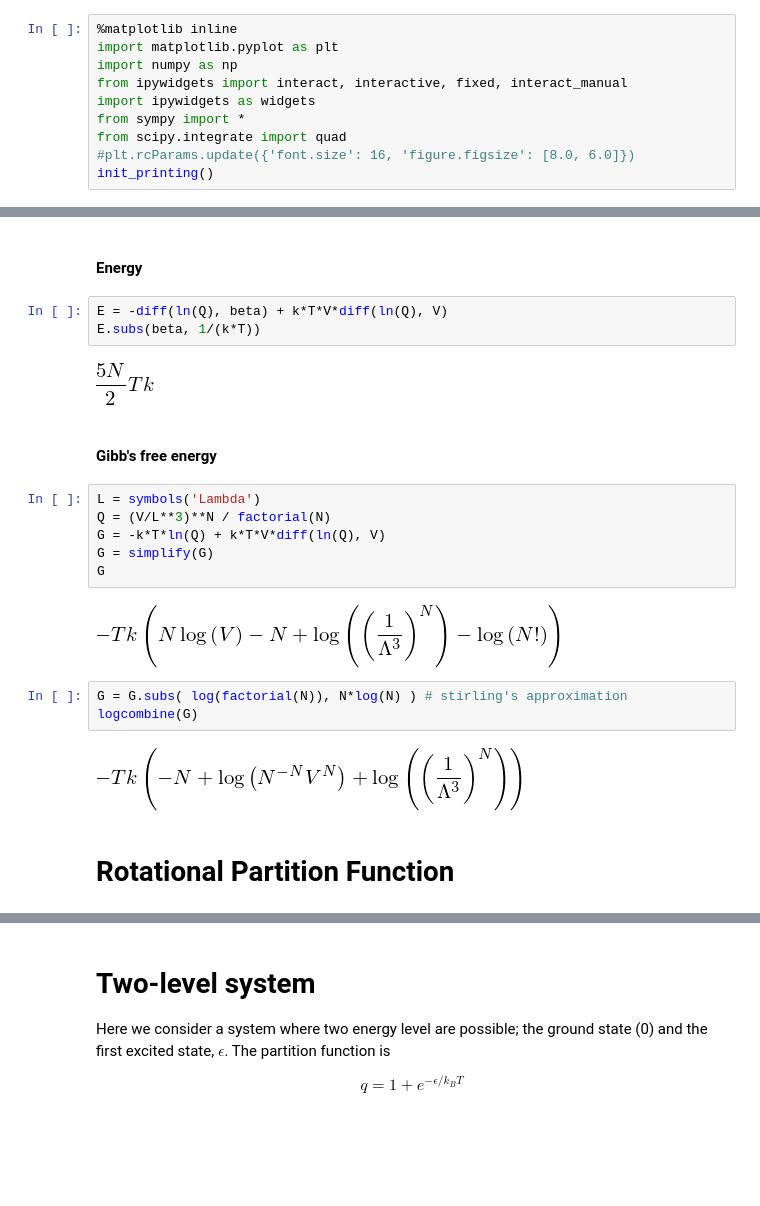
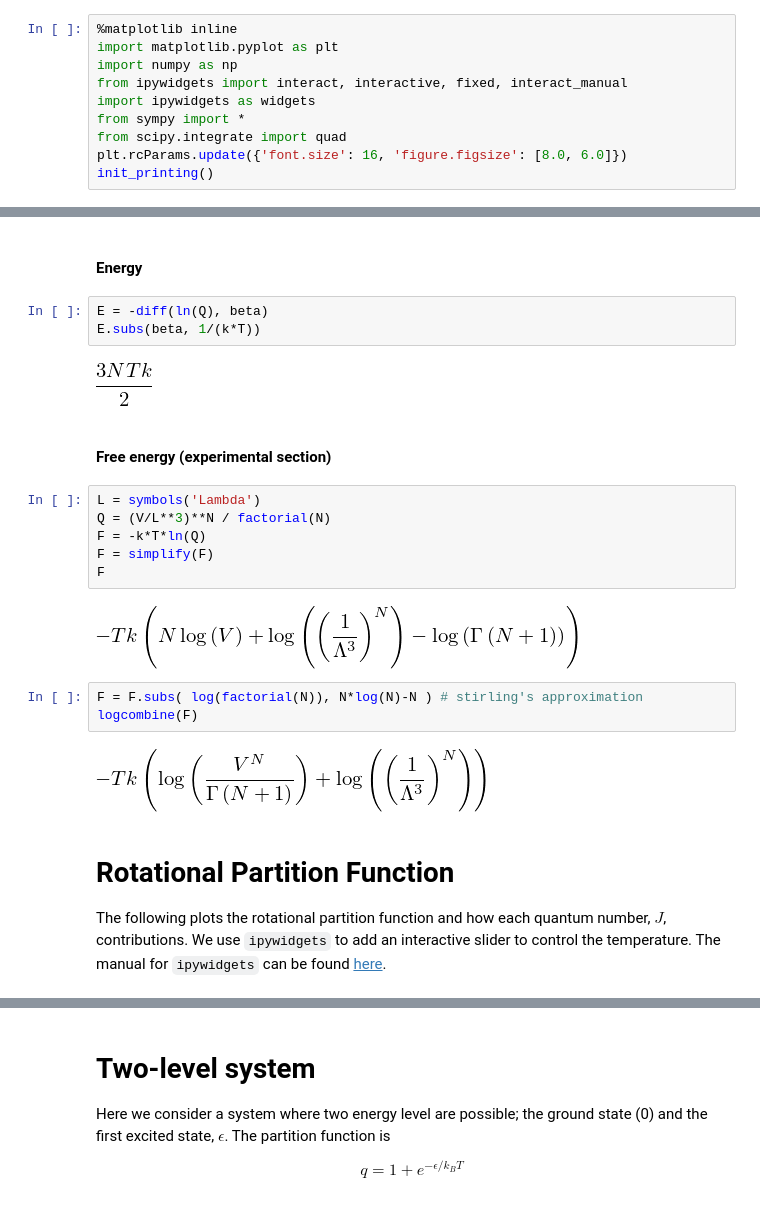
Before and after one commit to mlund/chemistry-notebooks, a Jupyter notebook: statmek.ipynb, the cells around one changed output, grey strips where cells are left out. Drawn from its saved outputs; the diff is of its cells as text; blank space fills up the shorter version.

```diff
--- a/statmek.ipynb
+++ b/statmek.ipynb
@@ -6,7 +6,7 @@ from ipywidgets import interact, interactive, fixed, interact_manual
 import ipywidgets as widgets
 from sympy import *
 from scipy.integrate import quad
-#plt.rcParams.update({'font.size': 16, 'figure.figsize': [8.0, 6.0]})
+plt.rcParams.update({'font.size': 16, 'figure.figsize': [8.0, 6.0]})
 init_printing()
 # %%
 N,V,T,Q,L,q,k,h,m,beta = symbols("N V T Q Lambda q k h m beta", positive=True, real=True)
@@ -22,27 +24,30 @@ Q = q**N / factorial(N) # molecular part. func.; independent particles
 # %% [markdown]
 #### Energy
 # %%
-E = -diff(ln(Q), beta) + k*T*V*diff(ln(Q), V)
+E = -diff(ln(Q), beta)
 E.subs(beta, 1/(k*T))
 # %% [output]
-[figure, old version]
+[figure, new version]
-# %% [markdown]
-#### Gibb's free energy
+# %% [markdown]
+#### Free energy (experimental section)
 # %%
 L = symbols('Lambda')
 Q = (V/L**3)**N / factorial(N)
-G = -k*T*ln(Q) + k*T*V*diff(ln(Q), V)
-G = simplify(G)
-G
+F = -k*T*ln(Q)
+F = simplify(F)
+F
 # %% [output]
-[figure, old version]
+[figure, new version]
 # %%
-G = G.subs( log(factorial(N)), N*log(N) ) # stirling's approximation
-logcombine(G)
+F = F.subs( log(factorial(N)), N*log(N)-N ) # stirling's approximation
+logcombine(F)
 # %% [output]
-[figure, old version]
+[figure, new version]
-# %% [markdown]
-# Rotational Partition Function
+# %% [markdown]
+# Rotational Partition Function
+
+The following plots the rotational partition function and how each quantum number, $J$, contributions. We use `ipywidgets` to add an interactive slider to control the temperature.
+The manual for `ipywidgets` can be found [here](https://ipywidgets.readthedocs.io/en/latest/index.html).
 # %%
 from scipy.constants import h, c, k, N_A
 from scipy.misc import derivative
```
Also changed, not shown: parts of 7 cells of this notebook, 1 other file.
